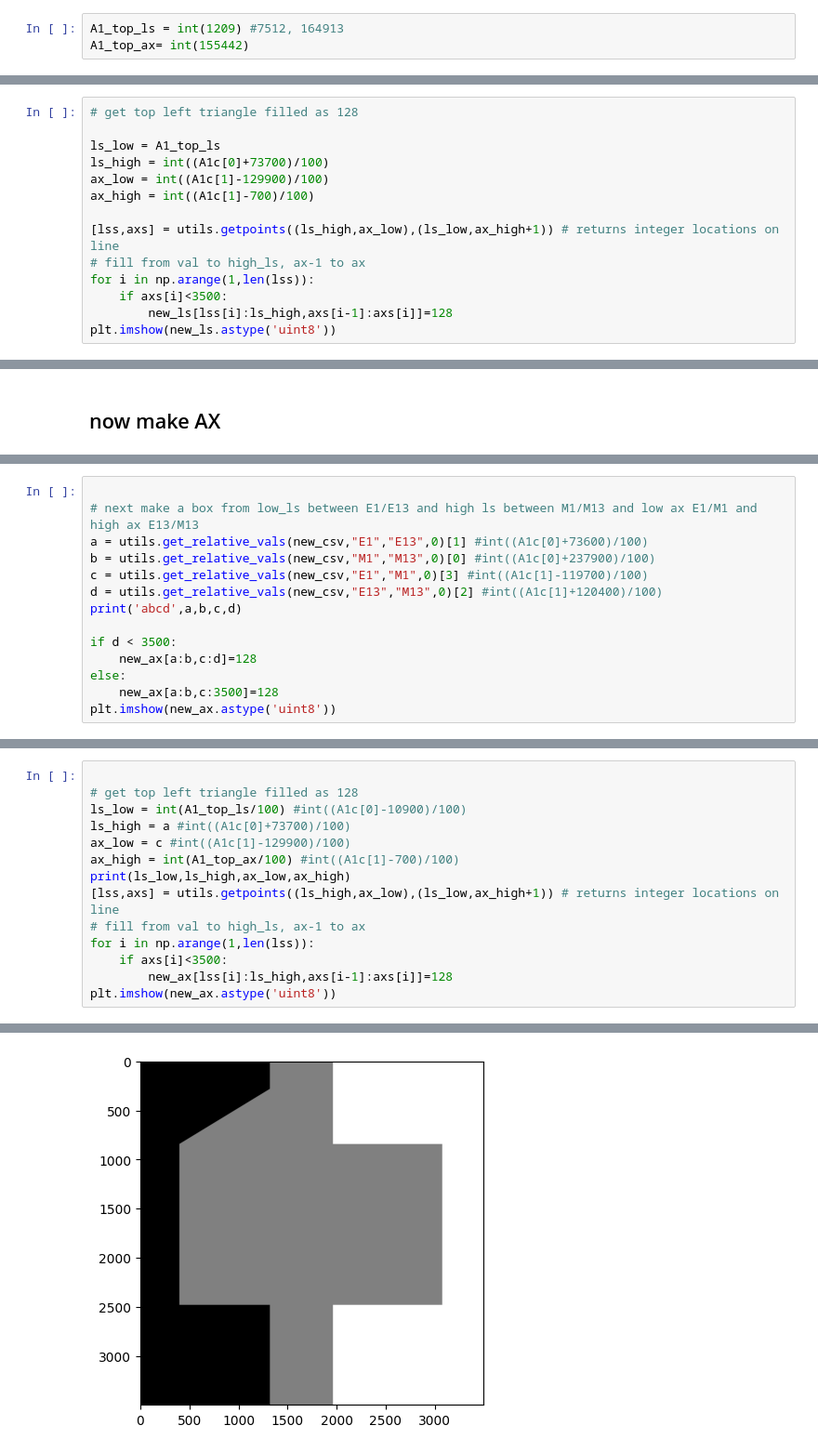
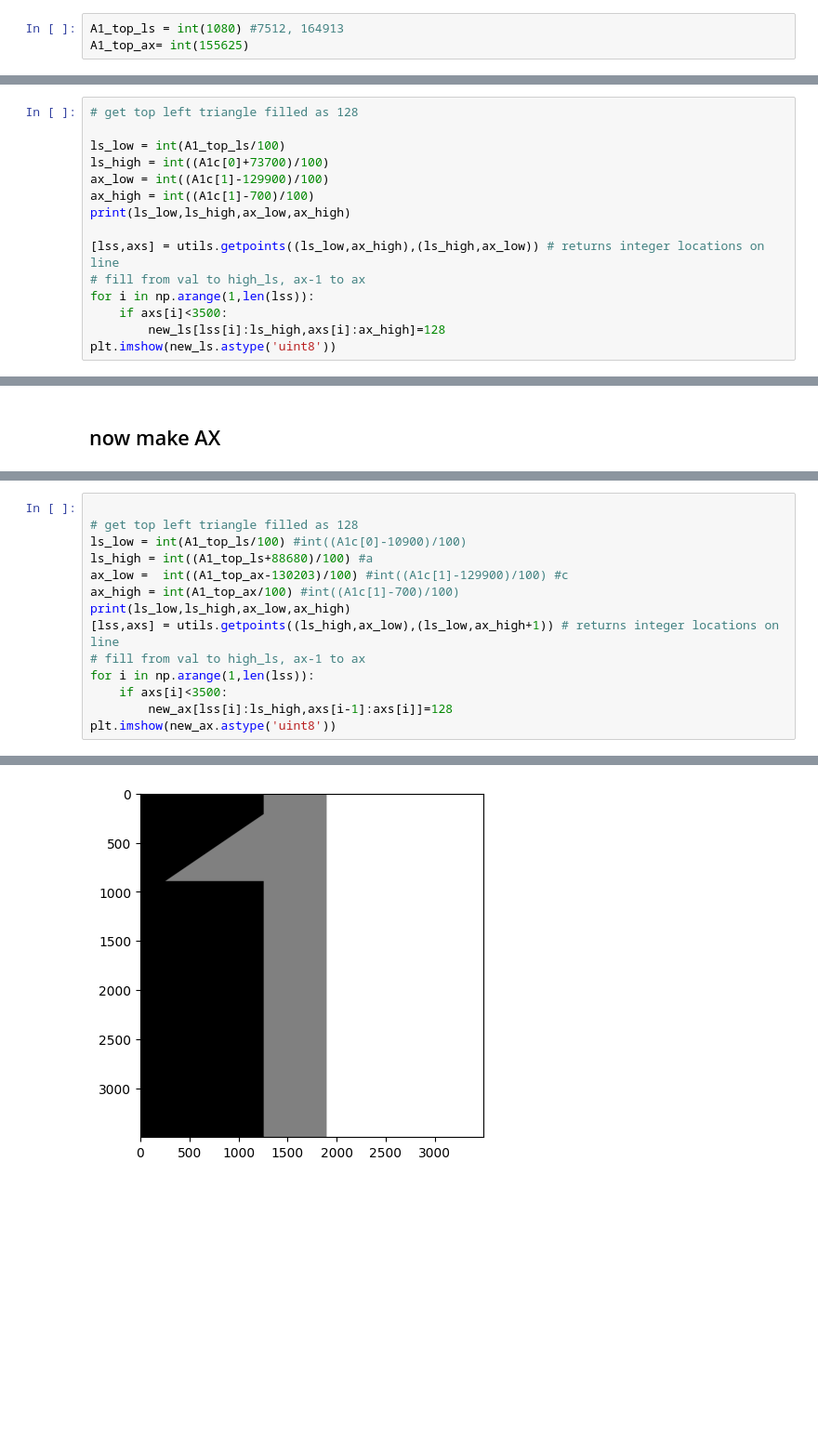
Before and after one commit to the-dennis-lab/labwide_rig, a Jupyter notebook: notebooks/generate_csv_tilepoints.ipynb, the cells around one changed output, grey strips where cells are left out. Shown at 93% size. Cells and saved outputs as stored; diff of their text form; blank space fills up the shorter version.

```diff
--- a/notebooks/generate_csv_tilepoints.ipynb
+++ b/notebooks/generate_csv_tilepoints.ipynb
@@ -16,8 +16,8 @@ import utils
 # %% [markdown]
 # functions
 # %%
-A1_top_ls = int(1209) #7512, 164913
-A1_top_ax= int(155442)
+A1_top_ls = int(1080) #7512, 164913
+A1_top_ax= int(155625)
 # %%
 
 middle_from_0_offset = [8900,700]
@@ -145,15 +143,16 @@ plt.imshow(new_ls.astype('uint8'))
 # %%
 # get top left triangle filled as 128
 
-ls_low = A1_top_ls
+ls_low = int(A1_top_ls/100)
 ls_high = int((A1c[0]+73700)/100)
 ax_low = int((A1c[1]-129900)/100)
 ax_high = int((A1c[1]-700)/100)
+print(ls_low,ls_high,ax_low,ax_high)
 
-[lss,axs] = utils.getpoints((ls_high,ax_low),(ls_low,ax_high+1)) # returns integer locations on line
+[lss,axs] = utils.getpoints((ls_low,ax_high),(ls_high,ax_low)) # returns integer locations on line
 # fill from val to high_ls, ax-1 to ax
 for i in np.arange(1,len(lss)):
     if axs[i]<3500:
-        new_ls[lss[i]:ls_high,axs[i-1]:axs[i]]=128
+        new_ls[lss[i]:ls_high,axs[i]:ax_high]=128
 plt.imshow(new_ls.astype('uint8'))
 # %% [output]
@@ -250,14 +252,0 @@ plt.imshow(new_ax.astype('uint8'))
-# %%
-
-# next make a box from low_ls between E1/E13 and high ls between M1/M13 and low ax E1/M1 and high ax E13/M13
-a = utils.get_relative_vals(new_csv,"E1","E13",0)[1] #int((A1c[0]+73600)/100)
-b = utils.get_relative_vals(new_csv,"M1","M13",0)[0] #int((A1c[0]+237900)/100)
-c = utils.get_relative_vals(new_csv,"E1","M1",0)[3] #int((A1c[1]-119700)/100)
-d = utils.get_relative_vals(new_csv,"E13","M13",0)[2] #int((A1c[1]+120400)/100)
-print('abcd',a,b,c,d)
-
-if d < 3500:
-    new_ax[a:b,c:d]=128
-else:
-    new_ax[a:b,c:3500]=128
-plt.imshow(new_ax.astype('uint8'))
@@ -273,8 +254,8 @@ abcd 848 2485 397 3072
 
 # get top left triangle filled as 128
 ls_low = int(A1_top_ls/100) #int((A1c[0]-10900)/100)
-ls_high = a #int((A1c[0]+73700)/100)
-ax_low = c #int((A1c[1]-129900)/100)
+ls_high = int((A1_top_ls+88680)/100) #a
+ax_low =  int((A1_top_ax-130203)/100) #int((A1c[1]-129900)/100) #c
 ax_high = int(A1_top_ax/100) #int((A1c[1]-700)/100)
 print(ls_low,ls_high,ax_low,ax_high)
 [lss,axs] = utils.getpoints((ls_high,ax_low),(ls_low,ax_high+1)) # returns integer locations on line
@@ -288,5 +269,5 @@ plt.imshow(new_ax.astype('uint8'))
 <matplotlib.image.AxesImage at 0x...>
-[figure, old version]
+[figure, new version]
 # %%
 
 # top right triangle fill
```
Also changed, not shown: parts of 22 cells of this notebook.
